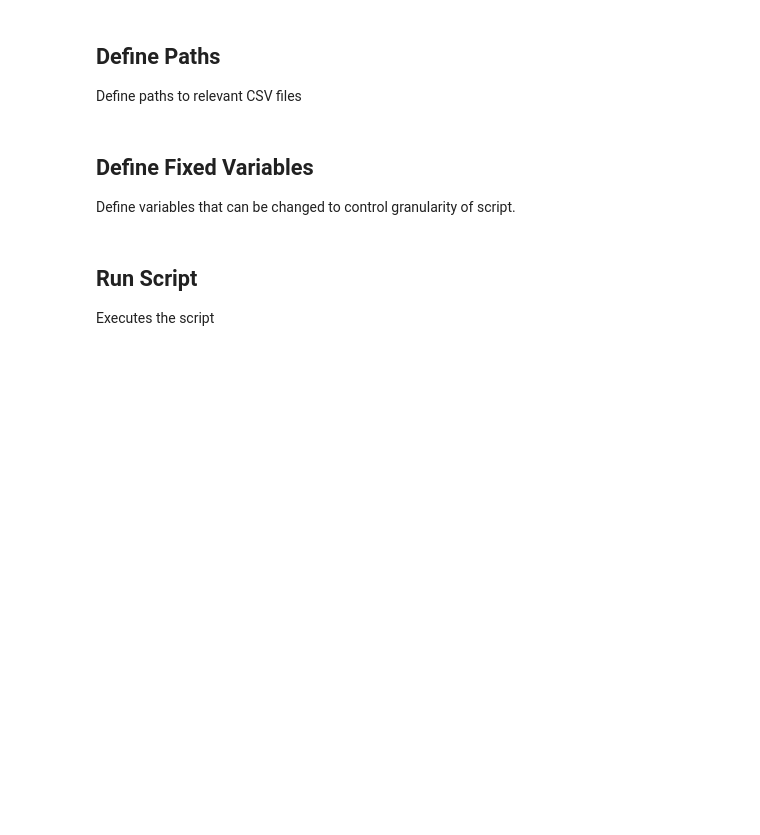
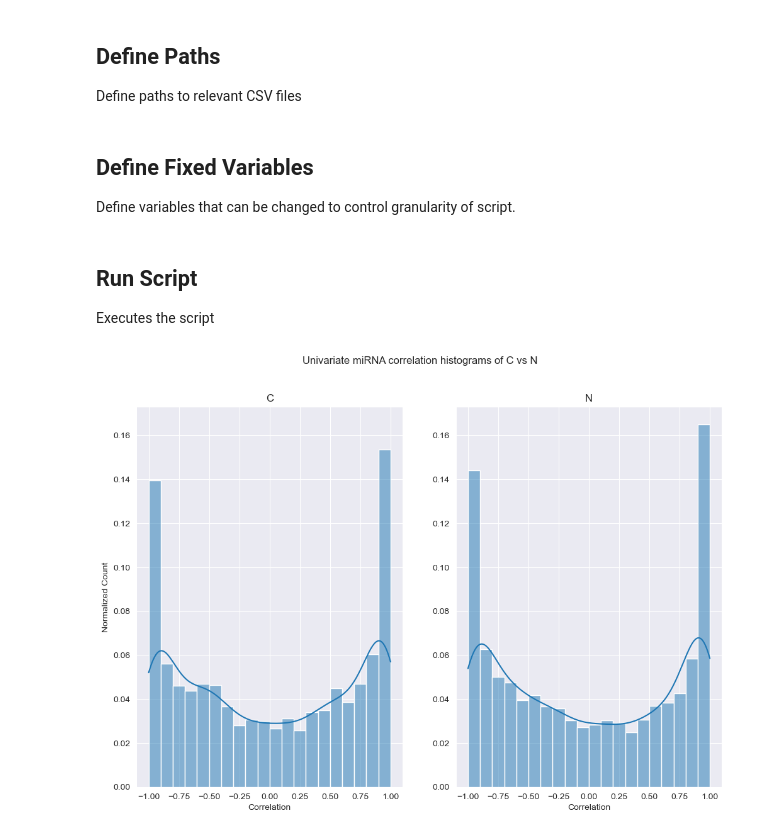
Before and after one commit to TheJaeger/RNAseq-Processing, a Jupyter notebook: mRNA-miRNA.ipynb, the cells around one changed output. Drawn from its saved outputs; the diff is of its cells as text; code cells hidden in the pictures; blank space fills up the shorter version.

```diff
--- a/mRNA-miRNA.ipynb
+++ b/mRNA-miRNA.ipynb
@@ -46,6 +47,8 @@ mirna_c2 = pd.read_excel(path_mirna_c2)
 mrna_c = pd.read_csv(path_mrna_c, header=None)
 target = pd.read_excel(path_target, header=None, index_col=0)
 
+mirna_c1_ = mirna_c1.copy()
+mirna_c2_ = mirna_c2.copy()
 # Convert all correlations to positive
 mirna_c1[mirna_c1.columns[mirna_c1.dtypes != np.object]] = mirna_c1[mirna_c1.columns[mirna_c1.dtypes != np.object]].abs()
 mirna_c2[mirna_c2.columns[mirna_c2.dtypes != np.object]] = mirna_c2[mirna_c2.columns[mirna_c2.dtypes != np.object]].abs()
@@ -60,6 +63,44 @@ idx1 = np.array(pd.DataFrame(mrna_c.iloc[:,0].tolist()).isin(target).any(1).to_l
 idx2 = np.array(pd.DataFrame(mrna_c.iloc[:,1].tolist()).isin(target).any(1).to_list())
 idx = idx1 * idx2
 mrna_c = mrna_c.iloc[idx, :]
+# %%
+# Make Plot
+fname = op.join(path_out, 'unihist_miRNA_' + labels[0] + 'vs' + labels[1] + '.jpg')
+fig=plt.figure(figsize=(12,8), dpi= 100, facecolor='w', edgecolor='k')
+ax1 = plt.subplot(1,2,1)
+sns.histplot(mirna_c1_.loc[:, 'Corr'], bins=2*bins, kde=True, stat='probability')
+plt.xlabel('Correlation')
+plt.ylabel('Normalized Count')
+plt.title(labels[0])
+ax2 = plt.subplot(1,2,2, sharex=ax1, sharey=ax1)
+sns.histplot(mirna_c2_.loc[:, 'Corr'], bins=2*bins, kde=True, stat='probability')
+plt.xlabel('Correlation')
+plt.ylabel('')
+plt.title(labels[1])
+plt.suptitle('Univariate miRNA correlation histograms of {} vs {}'.format(labels[0], labels[1]))
+plt.savefig(fname, dpi=300)
+# Save plot data
+fname = op.join(path_out, 'unihist_miRNA_' + labels[0] + 'vs' + labels[1] + '.csv')
+c1_data = [[h.xy[0], h.get_width(), h.get_height()] for h in  ax1.patches]
+c2_data = [[h.xy[0], h.get_width(), h.get_height()] for h in  ax2.patches]
+row = []
+c1_count = []
+c2_count = []
+for i in range(len(c1_data)):
+    row.append('{:.1f} to {:.1f}'.format(c1_data[i][0], c1_data[i][1]))
+    c1_count.append(c1_data[i][2])
+    c2_count.append(c2_data[i][2])
+df_miRNA = pd.DataFrame(
+    {
+        'Bin Range': row,
+        labels[0]: c1_count,
+        labels[1]: c2_count
+    }
+)
+df_miRNA.index.name = 'Bin #'
+df_miRNA.to_csv(fname)
+# %% [output]
+[figure, added]
 # %%
 h_mirna_c1, e_mirna_c1 = np.histogram(mirna_c1.iloc[:, 2], bins=bins, density=False)
 m_mirna_c1 = []
```
Also changed, not shown: parts of 4 cells of this notebook.
